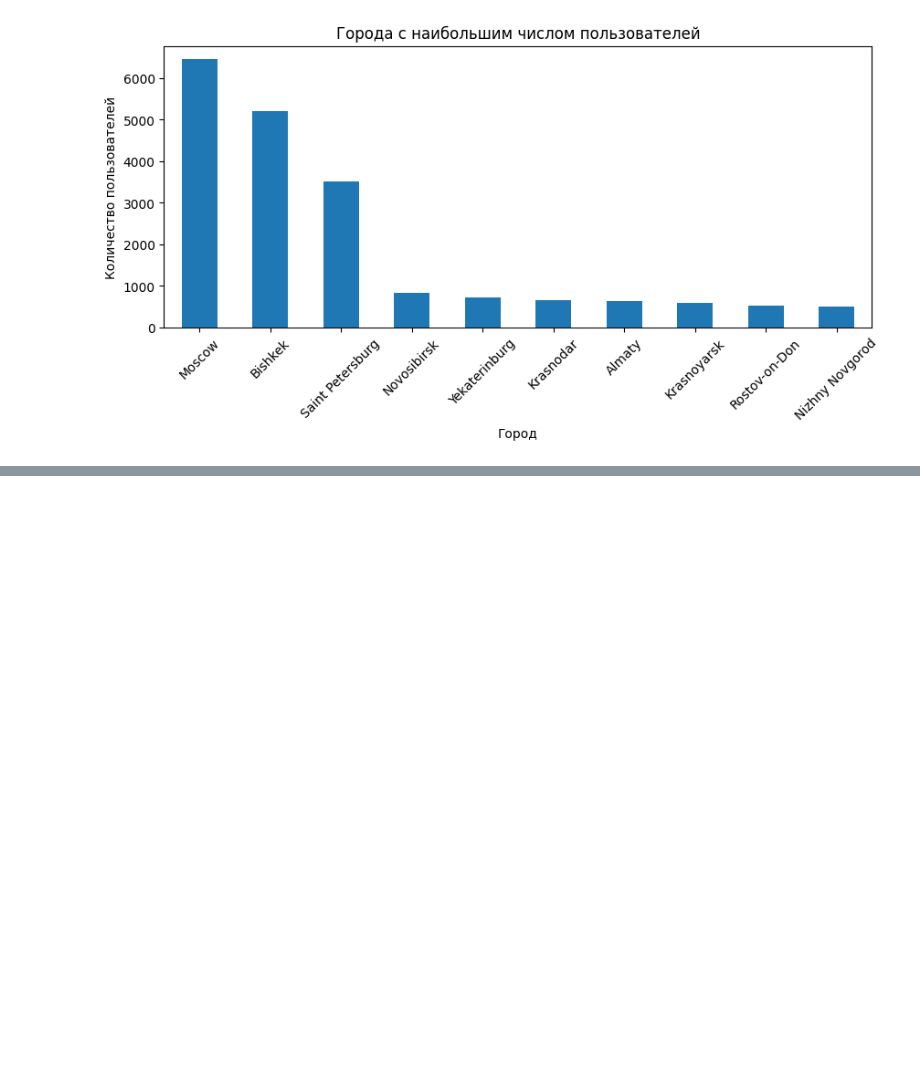
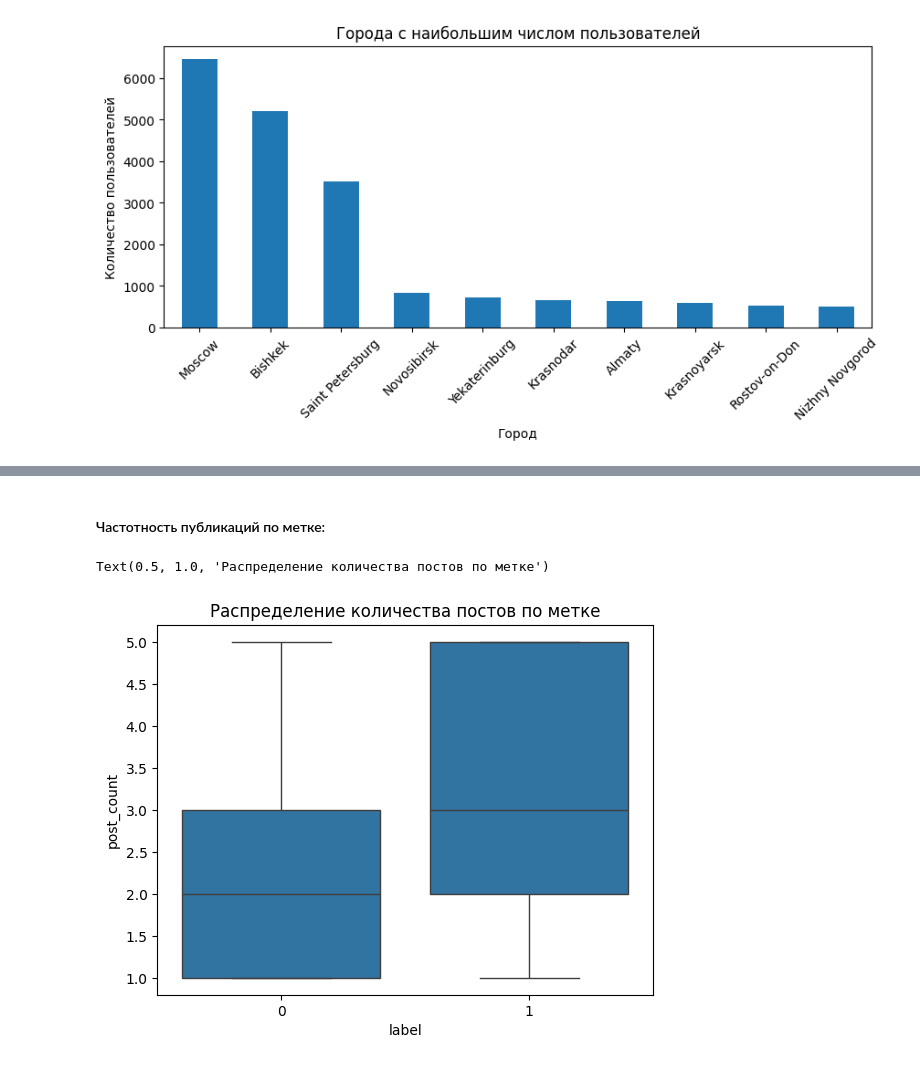
Before and after one commit to johnneon/crawler_of_depressive_context, a Jupyter notebook: data_analyze.ipynb, the cells around one changed output, grey strips where cells are left out. Cells and saved outputs as stored; diff of their text form; code cells hidden in the pictures; blank space fills up the shorter version.

```diff
--- a/data_analyze.ipynb
+++ b/data_analyze.ipynb
@@ -155,0 +175,10 @@ plt.show()
+# %% [markdown]
+#### Частотность публикаций по метке:
+# %%
+post_counts = df_posts.groupby("user_id").size().reset_index(name="post_count")
+df_merged = df_users.merge(post_counts, on="user_id")
+sns.boxplot(x="label", y="post_count", data=df_merged)
+plt.title("Распределение количества постов по метке")
+# %% [output]
+Text(0.5, 1.0, 'Распределение количества постов по метке')
+[figure, added]
```
Also changed, not shown: parts of 31 cells of this notebook.
